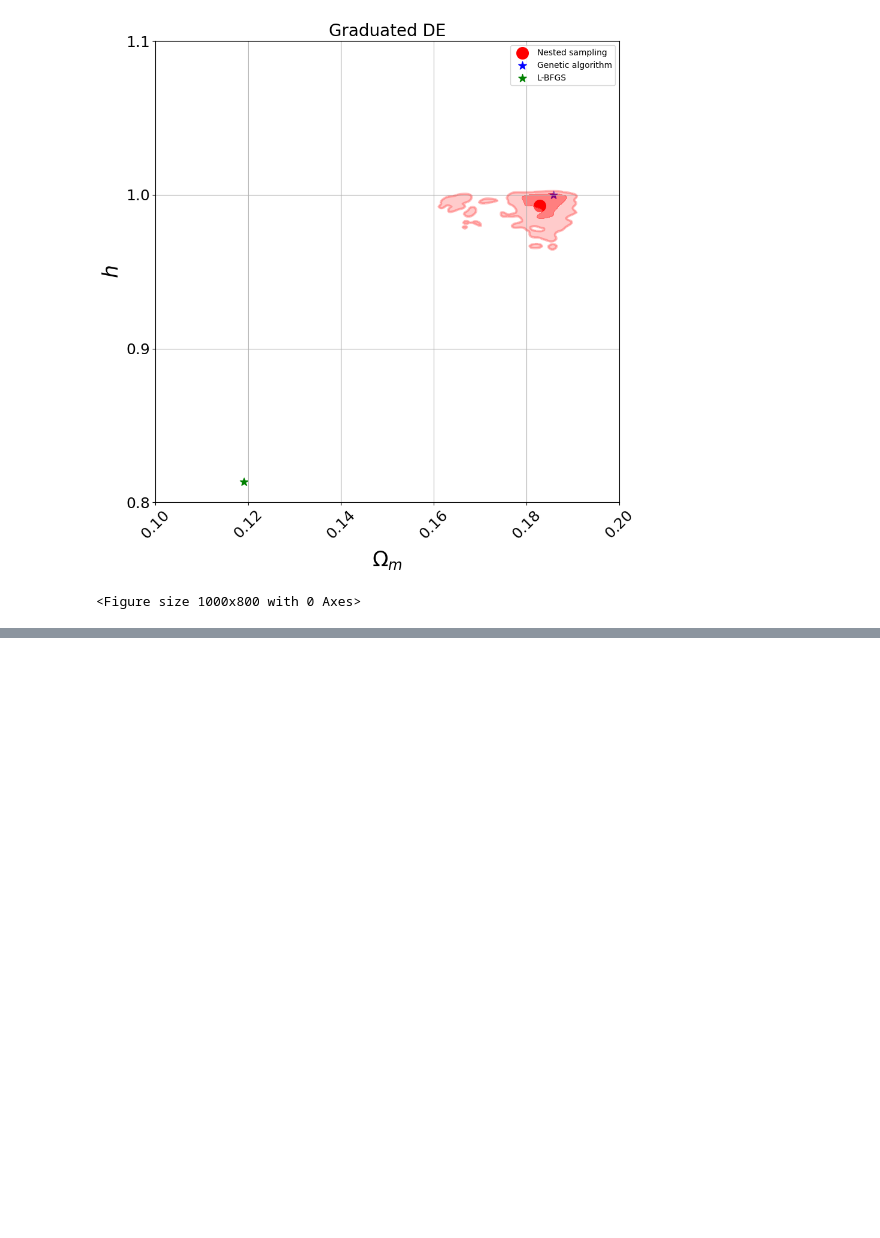
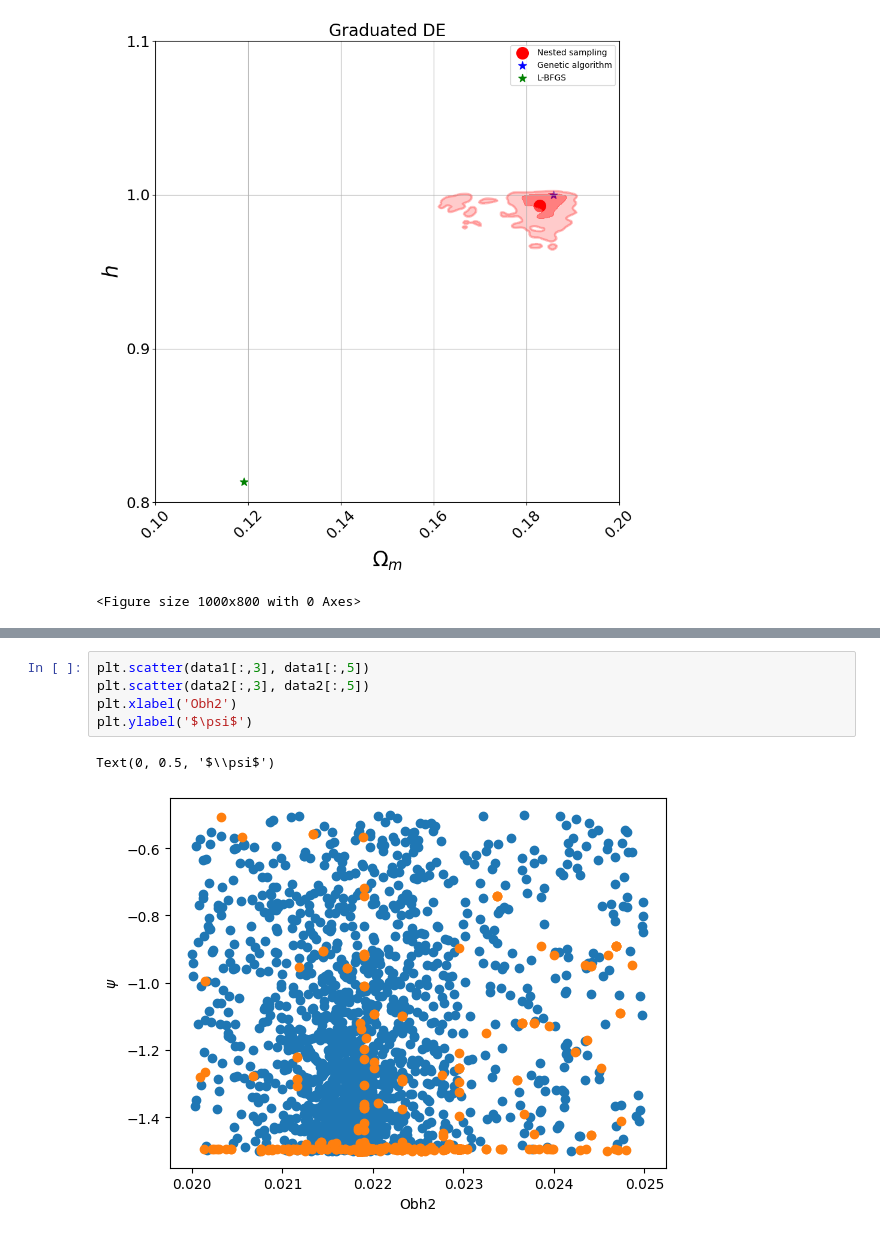
Before and after one commit to igomezv/cosmo_tools, a Jupyter notebook: models/genetic_paper/plots.ipynb, the cells around one changed output, grey strips where cells are left out. Drawn from its saved outputs; the diff is of its cells as text; blank space fills up the shorter version.

```diff
--- a/models/genetic_paper/plots.ipynb
+++ b/models/genetic_paper/plots.ipynb
@@ -629,0 +631,8 @@ Text(0, 0.5, '$\\psi$')
+# %%
+plt.scatter(data1[:,3], data1[:,5])
+plt.scatter(data2[:,3], data2[:,5])
+plt.xlabel('Obh2')
+plt.ylabel('$\psi$')
+# %% [output]
+Text(0, 0.5, '$\\psi$')
+[figure, added]
```
Also changed, not shown: parts of 9 cells of this notebook.
